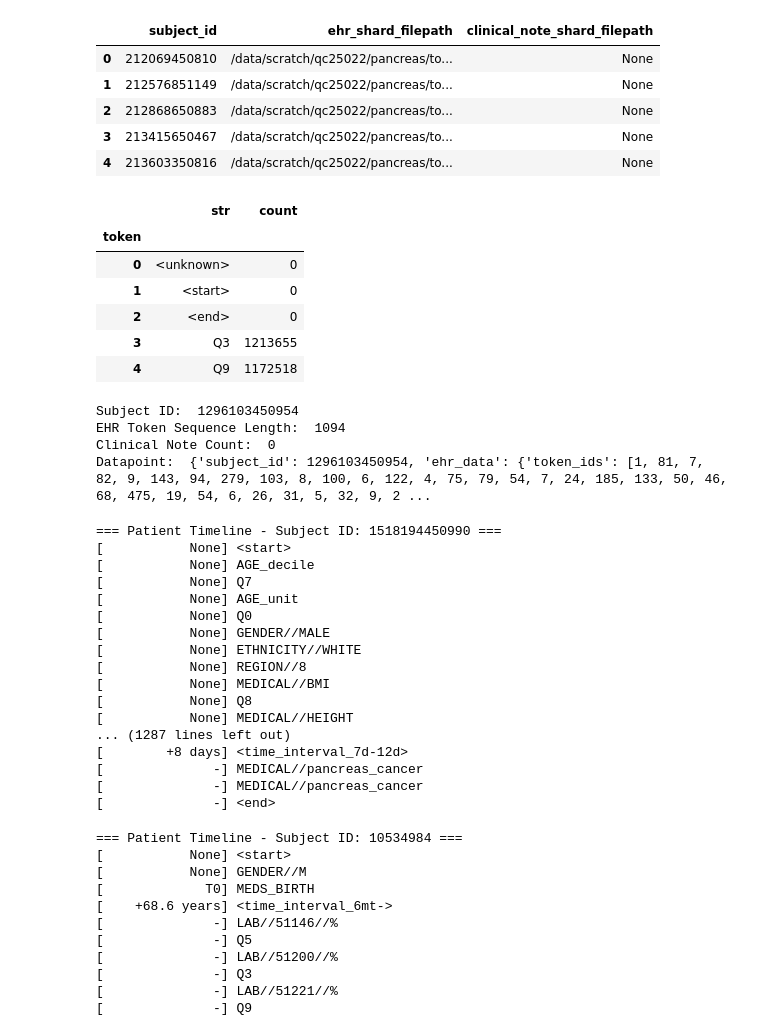
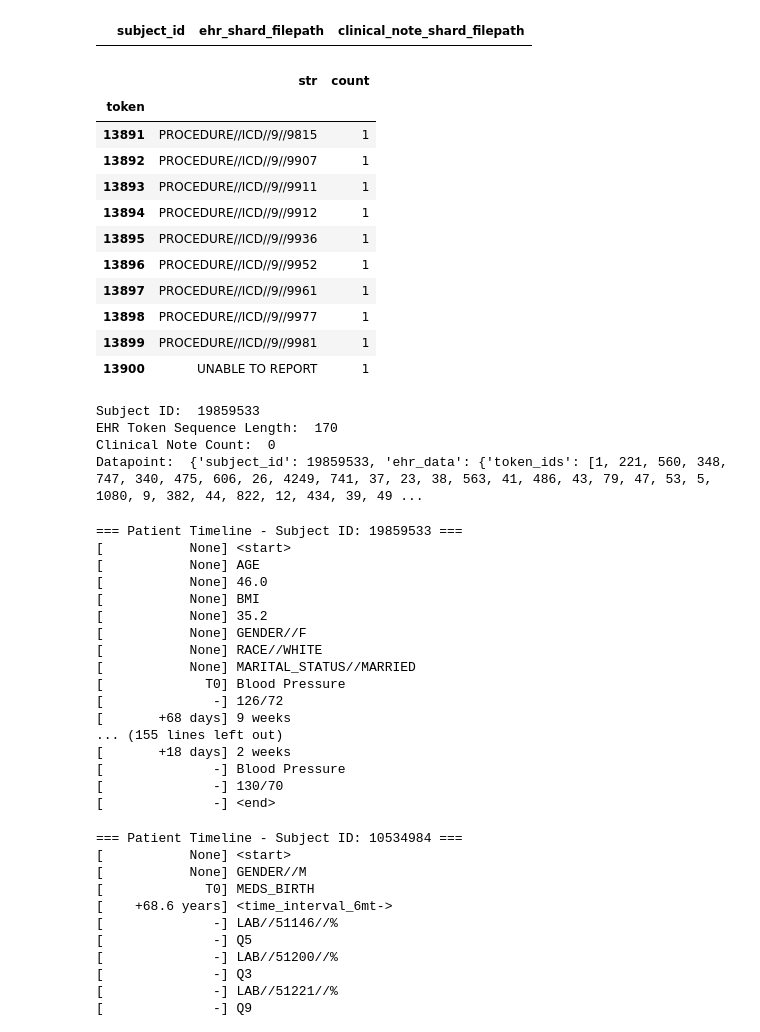
Before and after one commit to Ashvin-Gupta/CancEHR-Tokenisation, a Jupyter notebook: src/visualisations/patient_sequences.ipynb, the cells around one changed output. Drawn from its saved outputs; the diff is of its cells as text; code cells hidden in the pictures.

Commit message:
Adding ways for MIMIC extraction

```diff
--- a/src/visualisations/patient_sequences.ipynb
+++ b/src/visualisations/patient_sequences.ipynb
@@ -18,31 +18,31 @@ from src.visualisations.utils import get_subject_id_filepath_lookup_table, get_s
 # Show full column values (no truncation)
 pd.set_option("display.max_colwidth", None)
 
-EHR_DATASET_DIR = "/data/scratch/qc25022/pancreas/tokenised_data/cprd_test/tuning"
+EHR_DATASET_DIR = "/rds/general/user/ag619/home/ashvin/MEDS/tokenised_data/MIMIC-IV tokensiation/held_out"
 CLINICAL_NOTE_DIR = None
-EHR_VOCAB_FILEPATH = "/data/scratch/qc25022/pancreas/tokenised_data/cprd_test/vocab.csv"
+EHR_VOCAB_FILEPATH = "/rds/general/user/ag619/home/ashvin/MEDS/tokenised_data/MIMIC-IV tokensiation/vocab.csv"
 # %%
 
 subject_id_filepath_lookup_table = get_subject_id_filepath_lookup_table(EHR_DATASET_DIR, CLINICAL_NOTE_DIR)
 subject_id_filepath_lookup_table.head()
 # %% [output]
 |  | subject_id | ehr_shard_filepath | clinical_note_shard_filepath |
-| 0 | 212069450810 | /data/scratch/qc25022/pancreas/to... | None |
-| 1 | 212576851149 | /data/scratch/qc25022/pancreas/to... | None |
-| 2 | 212868650883 | /data/scratch/qc25022/pancreas/to... | None |
-| 3 | 213415650467 | /data/scratch/qc25022/pancreas/to... | None |
-| 4 | 213603350816 | /data/scratch/qc25022/pancreas/to... | None |
 # %%
 vocab = pd.read_csv(EHR_VOCAB_FILEPATH, index_col=0)
-vocab.head()
+vocab.tail(10)
 # %% [output]
 |  | str | count |
 | token |  |  |
-| 0 | <unknown> | 0 |
-| 1 | <start> | 0 |
-| 2 | <end> | 0 |
-| 3 | Q3 | 1213655 |
-| 4 | Q9 | 1172518 |
+| 13891 | PROCEDURE//ICD//9//9815 | 1 |
+| 13892 | PROCEDURE//ICD//9//9907 | 1 |
+| 13893 | PROCEDURE//ICD//9//9911 | 1 |
+| 13894 | PROCEDURE//ICD//9//9912 | 1 |
+| 13895 | PROCEDURE//ICD//9//9936 | 1 |
+| 13896 | PROCEDURE//ICD//9//9952 | 1 |
+| 13897 | PROCEDURE//ICD//9//9961 | 1 |
+| 13898 | PROCEDURE//ICD//9//9977 | 1 |
+| 13899 | PROCEDURE//ICD//9//9981 | 1 |
+| 13900 | UNABLE TO REPORT | 1 |
 # %%
 # Pick a random subject id and load its data
 random_row = subject_id_filepath_lookup_table.sample(1).iloc[0]
@@ -57,10 +57,10 @@ print("EHR Token Sequence Length: ", len(datapoint['ehr_data']['token_ids']))
 print("Clinical Note Count: ", len(datapoint['clinical_note_data']) if datapoint['clinical_note_data'] is not None else 0)
 print("Datapoint: ", datapoint)
 # %% [output]
-Subject ID:  1296103450954
-EHR Token Sequence Length:  1094
+Subject ID:  19859533
+EHR Token Sequence Length:  170
 Clinical Note Count:  0
-Datapoint:  {'subject_id': 1296103450954, 'ehr_data': {'token_ids': [1, 81, 7, 82, 9, 143, 94, 279, 103, 8, 100, 6, 122, 4, 75, 79, 54, 7, 24, 185, 133, 50, 46, 68, 475, 19, 54, 6, 26, 31, 5, 32, 9, 2 ...
+Datapoint:  {'subject_id': 19859533, 'ehr_data': {'token_ids': [1, 221, 560, 348, 747, 340, 475, 606, 26, 4249, 741, 37, 23, 38, 563, 41, 486, 43, 79, 47, 53, 5, 1080, 9, 382, 44, 822, 12, 434, 39, 49 ...
 # %%
 def print_subject_datapoint(subject_id: int):
     subject_row = subject_id_filepath_lookup_table[subject_id_filepath_lookup_table['subject_id'] == subject_id]
@@ -125,38 +125,26 @@ def print_subject_datapoint(subject_id: int):
 
         prev_timestamp = timestamp
 # %%
-print_subject_datapoint(1518194450990)
-#79335450517
-#89739950921
-#98961751431
-# 809853250681 this is buggy, getting rid of many medical events for some reason
-# 699730651329
-# 587901451070
-#786765851213
-
-#666639650526
-
-#362864450976
-#1235170750557
-#303632151069
-#1518194450990
+print_subject_datapoint(19859533)
+# Short 10361604
+# Long 10894317
 # %% [output]
-=== Patient Timeline - Subject ID: 1518194450990 ===
+=== Patient Timeline - Subject ID: 19859533 ===
 [           None] <start>
-[           None] AGE_decile
-[           None] Q7
-[           None] AGE_unit
-[           None] Q0
-[           None] GENDER//MALE
-[           None] ETHNICITY//WHITE
-[           None] REGION//8
-[           None] MEDICAL//BMI
-[           None] Q8
-[           None] MEDICAL//HEIGHT
-... (1287 lines left out)
-[        +8 days] <time_interval_7d-12d>
-[              -] MEDICAL//pancreas_cancer
-[              -] MEDICAL//pancreas_cancer
+[           None] AGE
+[           None] 46.0
+[           None] BMI
+[           None] 35.2
+[           None] GENDER//F
+[           None] RACE//WHITE
+[           None] MARITAL_STATUS//MARRIED
+[             T0] Blood Pressure
+[              -] 126/72
+[       +68 days] 9 weeks
+... (155 lines left out)
+[       +18 days] 2 weeks
+[              -] Blood Pressure
+[              -] 130/70
 [              -] <end>
 # %%
 print_subject_datapoint(10534984)
```
Also changed, not shown: 6 other files.
